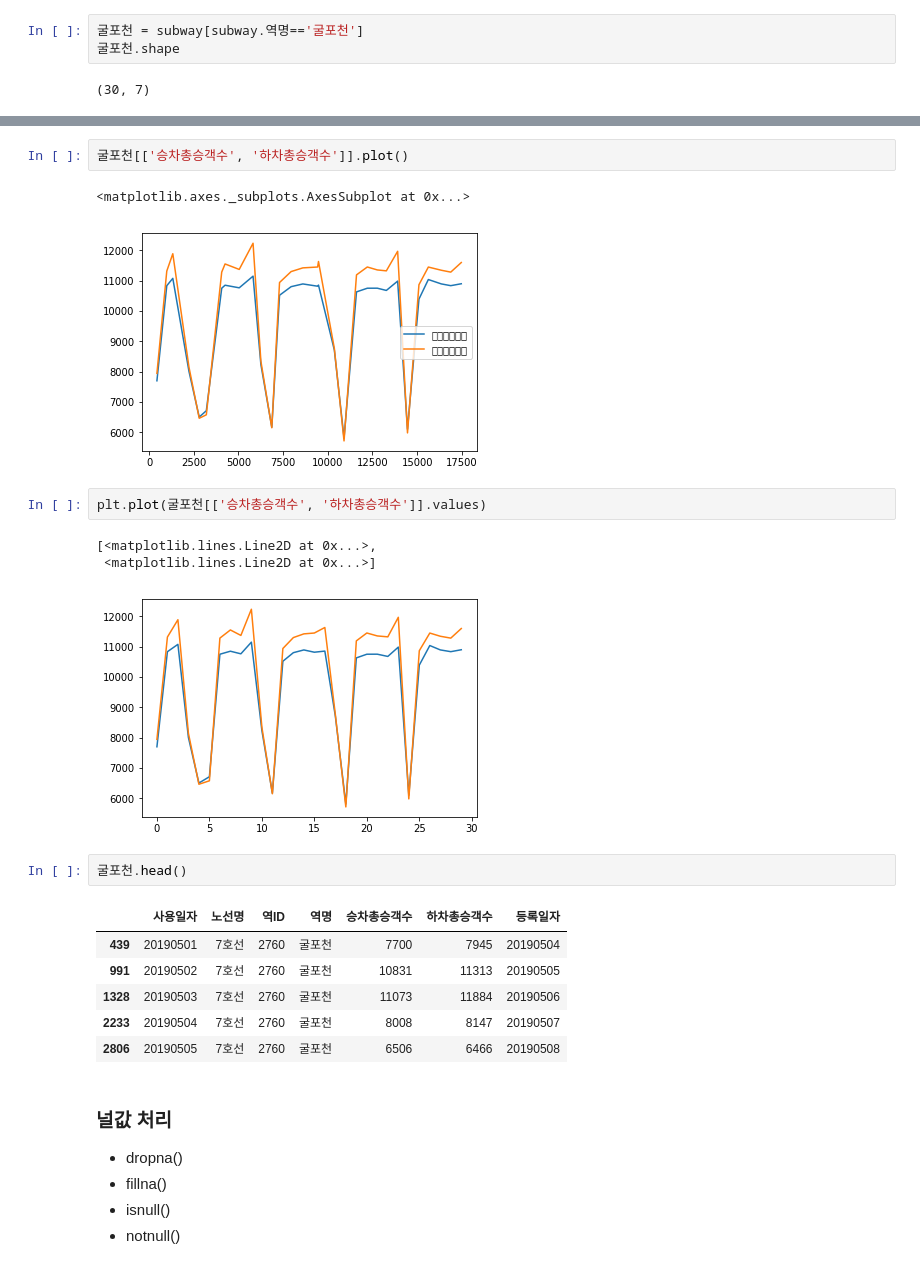
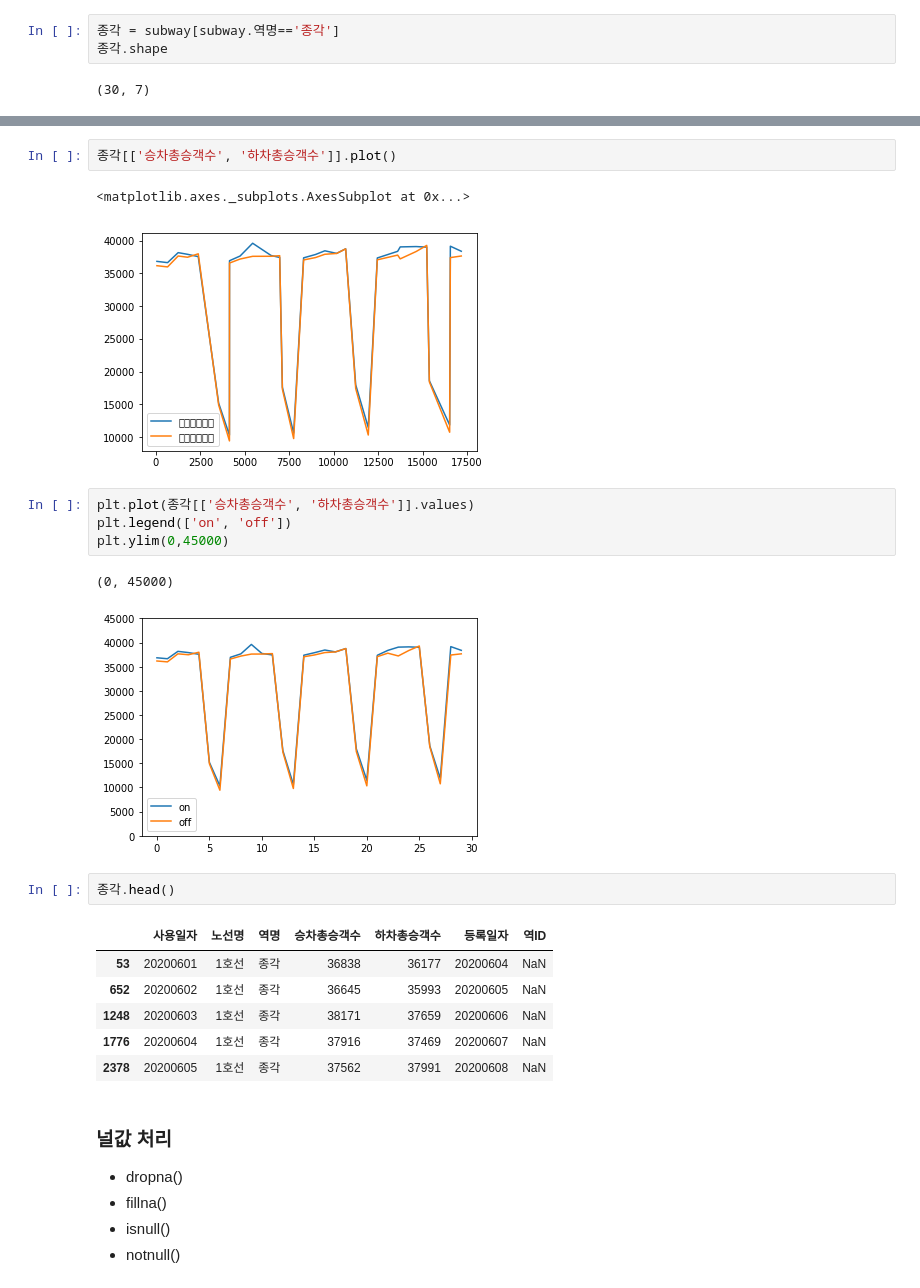
Before and after one commit to gubosd/lecture12, a Jupyter notebook: 데이터분석/04_pandas_01_기초.ipynb, the cells around one changed output, grey strips where cells are left out. Cells and saved outputs as stored; diff of their text form.

```diff
--- a/데이터분석/04_pandas_01_기초.ipynb
+++ b/데이터분석/04_pandas_01_기초.ipynb
@@ -1286,6 +1483,6 @@ array([20190501, 20190502, 20190503, 20190504, 20190505, 20190506,
       dtype=int64)
 # %%
-굴포천 = subway[subway.역명=='굴포천']
-굴포천.shape
+종각 = subway[subway.역명=='종각']
+종각.shape
 # %% [output]
 (30, 7)
@@ -1292,23 +1509,24 @@ array([20190501, 20190502, 20190503, 20190504, 20190505, 20190506,
 # %%
-굴포천[['승차총승객수', '하차총승객수']].plot()
+종각[['승차총승객수', '하차총승객수']].plot()
 # %% [output]
 <matplotlib.axes._subplots.AxesSubplot at 0x...>
-[figure, old version]
+[figure, new version]
 # %%
-plt.plot(굴포천[['승차총승객수', '하차총승객수']].values)
+plt.plot(종각[['승차총승객수', '하차총승객수']].values)
+plt.legend(['on', 'off'])
+plt.ylim(0,45000)
 # %% [output]
-[<matplotlib.lines.Line2D at 0x...>,
- <matplotlib.lines.Line2D at 0x...>]
+(0, 45000)
-[figure, old version]
+[figure, new version]
 # %%
-굴포천.head()
+종각.head()
 # %% [output]
-|  | 사용일자 | 노선명 | 역ID | 역명 | 승차총승객수 | 하차총승객수 | 등록일자 |
-| 439 | 20190501 | 7호선 | 2760 | 굴포천 | 7700 | 7945 | 20190504 |
-| 991 | 20190502 | 7호선 | 2760 | 굴포천 | 10831 | 11313 | 20190505 |
-| 1328 | 20190503 | 7호선 | 2760 | 굴포천 | 11073 | 11884 | 20190506 |
-| 2233 | 20190504 | 7호선 | 2760 | 굴포천 | 8008 | 8147 | 20190507 |
-| 2806 | 20190505 | 7호선 | 2760 | 굴포천 | 6506 | 6466 | 20190508 |
+|  | 사용일자 | 노선명 | 역명 | 승차총승객수 | 하차총승객수 | 등록일자 | 역ID |
+| 53 | 20200601 | 1호선 | 종각 | 36838 | 36177 | 20200604 | NaN |
+| 652 | 20200602 | 1호선 | 종각 | 36645 | 35993 | 20200605 | NaN |
+| 1248 | 20200603 | 1호선 | 종각 | 38171 | 37659 | 20200606 | NaN |
+| 1776 | 20200604 | 1호선 | 종각 | 37916 | 37469 | 20200607 | NaN |
+| 2378 | 20200605 | 1호선 | 종각 | 37562 | 37991 | 20200608 | NaN |
 # %% [markdown]
 ### 널값 처리
 - dropna()
```
Also changed, not shown: parts of 72 cells of this notebook.
